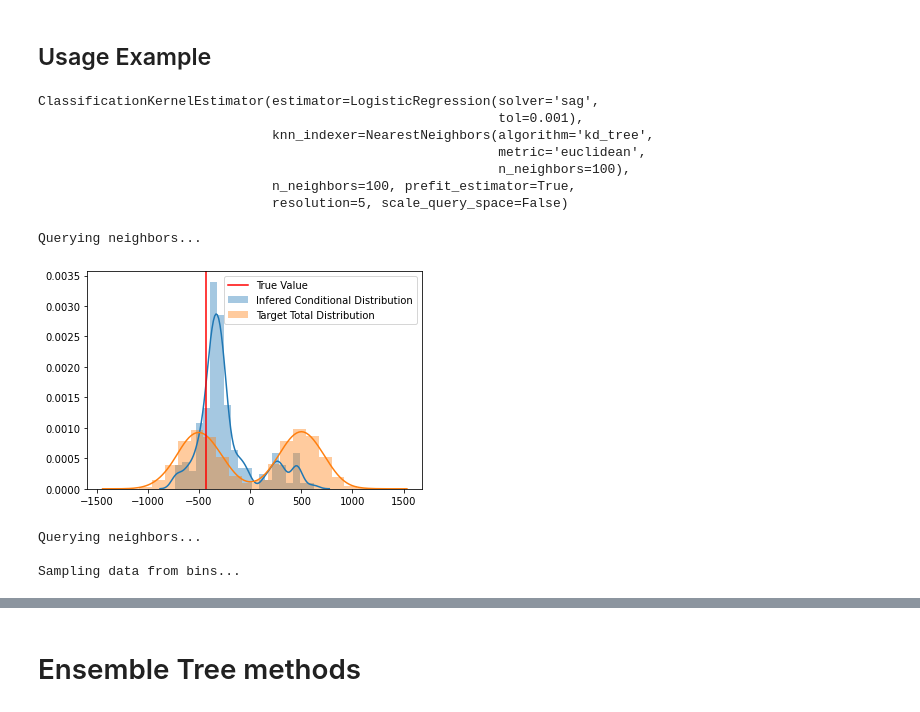
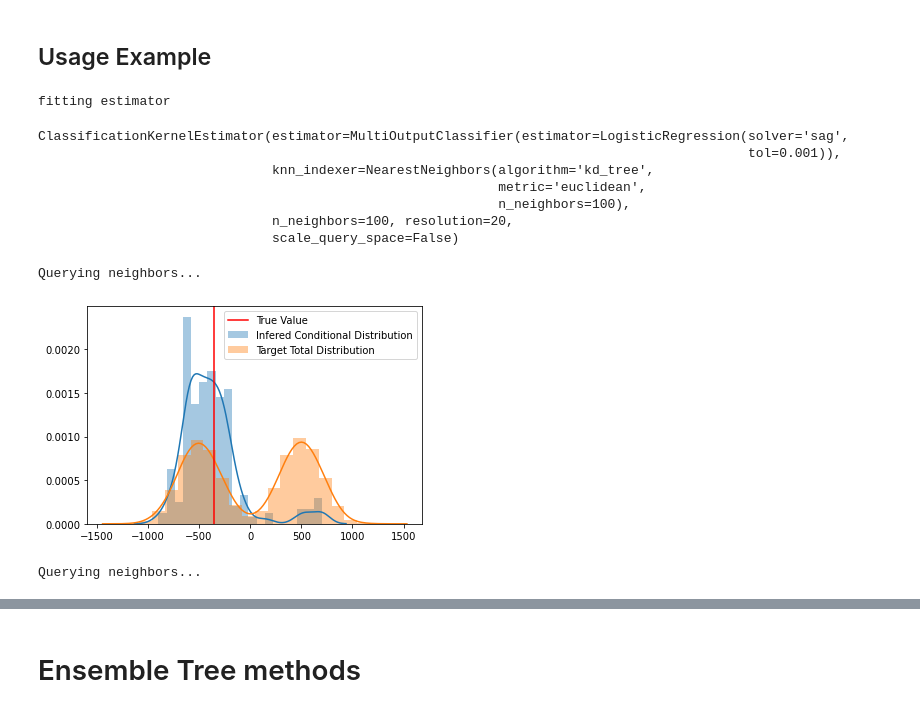
Before and after one commit to AlanGanem/scikit-density, a Jupyter notebook: notebooks/01_ensemble.ipynb, the cells around one changed output, grey strips where cells are left out. Drawn from its saved outputs; the diff is of its cells as text; code cells hidden in the pictures.

Commit message:
added cumulative digitaziation support

```diff
--- a/notebooks/01_ensemble.ipynb
+++ b/notebooks/01_ensemble.ipynb
@@ -558,11 +597,14 @@ class ClassificationKernelEstimator(HistogramEstimator):
     '''
 
     def __init__(
-            self, estimator, resolution = 'auto', alpha = 1, calibrated_classifier = None, calibration_cv = None,
+            self, estimator, resolution = 'auto', cumulative_target = True,alpha = 1, calibrated_classifier = None, calibration_cv = None,
         prefit_estimator=False, n_neighbors=30, scale_query_space=True, knn_indexer=None,
-        knn_metric='euclidean', similarity_function=None, noise_factor = 0
+        knn_metric='euclidean', similarity_function=None, noise_factor = 0, n_jobs = None,
     ):
 
+        self.n_jobs = n_jobs
+        if cumulative_target:
+            estimator = MultiOutputClassifier(estimator, n_jobs = n_jobs)
         super().__init__(estimator, resolution, alpha, calibrated_classifier, calibration_cv)
         self.n_neighbors = n_neighbors
         self.prefit_estimator = prefit_estimator
@@ -577,14 +619,15 @@ class ClassificationKernelEstimator(HistogramEstimator):
         self.similarity_function = similarity_function
         self.alpha = alpha
         self.noise_factor = noise_factor
+        self.cumulative_target = cumulative_target
         return
 
     def fit(self, X, y=None, **estimator_fit_kws):
         #fit y transformer
         self._preprocess_y_fit(y)
+
         #transform y
-        y_transformed = self._preprocess_y_transform(y)
-
+        y_transformed = self._q_transformer_transform(y)
 
         if not self.prefit_estimator:
             print('fitting estimator')
@@ -594,20 +637,26 @@ class ClassificationKernelEstimator(HistogramEstimator):
                 self.estimator = self.calibrated_classifier.calibrated_classifiers_[0].base_estimator
             else:
                 #fit classifier
-                self.estimator.fit(X = X, y = y_transformed, **estimator_fit_kws)
+                self.estimator.fit(X, y_transformed, **estimator_fit_kws)
+
 
         #get probas for query space
-        probas = self.estimator.predict_proba(X)
+        if self.cumulative_target:
+            probas = self.estimator.predict_proba(X)
+            probas = np.hstack([i for i in probas])
+        else:
+            probas = self.estimator.predict_proba(X)
 
-        if self.scale_query_space:
+        #set space transformer for probability space
+        if self.scale_query_space and not self.cumulative_target:
             self._query_space_scaler = QuantileTransformer().fit(probas)
             probas = self._query_space_scaler.transform(probas)
+            probas = normalize(probas)
         else:
             # make a identity transformer in case of no scalling
             self._query_space_scaler = FunctionTransformer()
 
-
-        self.knn_indexer.fit(normalize(probas))
+        self.knn_indexer.fit(probas)
         self.y_ = y
         return self
 
@@ -615,6 +664,7 @@ class ClassificationKernelEstimator(HistogramEstimator):
 
         # apply scaler
         query_vector = self._query_space_scaler.transform(query_vector)
+
         # query distances and indexes
         dist, idx = [], []
         batches = make_batches(query_vector, batch_size = np.ceil(query_vector.shape[0]/100).astype(int))
@@ -656,8 +706,14 @@ class ClassificationKernelEstimator(HistogramEstimator):
         n_neighbors, alpha, noise_factor = self._handle_similarity_sample_parameters(
             n_neighbors = n_neighbors, alpha = alpha, noise_factor = noise_factor)
 
+        #get probas
+        probas = self.estimator.predict_proba(X)
+        if isinstance(probas, list):
+            #handle multilabel probas
+            probas = np.hstack([i for i in probas])
+
         # get idx and sim using proba vector as query vector
-        idx, sim  = self._query_idx_and_sim(self.estimator.predict_proba(X), n_neighbors)
+        idx, sim  = self._query_idx_and_sim(probas, n_neighbors)
 
         # sample indexes and data, add noise
         if not alpha is None:
@@ -712,53 +768,54 @@ plt.legend()
 # %% [markdown]
 ## Usage Example
 # %%
-estim1 = ClassificationKernelEstimator(estim2.estimator, 5, prefit_estimator = True, n_neighbors = 100, scale_query_space = False)
+estim1 = ClassificationKernelEstimator(estim2.estimator, 20, prefit_estimator = False, n_neighbors = 100, scale_query_space = False)
 estim1.fit(X_train, y_train[:,1])
 # %% [output]
-ClassificationKernelEstimator(estimator=LogisticRegression(solver='sag',
-                                                           tol=0.001),
-                              knn_indexer=NearestNeighbors(algorithm='kd_tree',
-                                                           metric='euclidean',
-                                                           n_neighbors=100),
-                              n_neighbors=100, prefit_estimator=True,
-                              resolution=5, scale_query_space=False)
+fitting estimator
+ClassificationKernelEstimator(estimator=MultiOutputClassifier(estimator=LogisticRegression(solver='sag',
+                                                                                           tol=0.001)),
+                              knn_indexer=NearestNeighbors(algorithm='kd_tree',
+                                                           metric='euclidean',
+                                                           n_neighbors=100),
+                              n_neighbors=100, resolution=20,
+                              scale_query_space=False)
 # %%
 i = np.random.choice(np.arange(y_test.shape[0]))
 
 alpha = 1
 noise_factor = 0.2
-
-samples2 = estim1.sample(X_test[i:i+1], sample_size = 300, alpha = alpha, noise_factor = noise_factor)
+n_neighbors = 100
+samples2 = estim1.sample(X_test[i:i+1], sample_size = 300, alpha = alpha, noise_factor = noise_factor, n_neighbors = n_neighbors)
 #prediction = density_estimator1.custom_predict(
 #    X_test[i:i+1], agg_func = lambda x: np.mean(x,axis = 0), alpha = alpha, beta = beta, gamma = gamma)
 #naive_prediction = density_estimator1.predict(X_test[i:i+1])
 
 if (len(samples2.shape) > 1) and (samples2.shape[-1] == 2):
     jntplot = sns.jointplot(samples2[0,:,0], samples2[0,:,1], joint_kws = {'label':'Model Samples', 'alpha':0.1})
     jntplot.ax_joint.scatter(y[:,0], y[:,1], color = 'orange', alpha = 0.01, label = 'Target Distribution')
     jntplot.ax_joint.scatter(y_test[i,0], y_test[i,1], color = 'red', label = 'Target Value')
     jntplot.ax_joint.scatter(prediction[0,0], prediction[0,1], color = 'yellow', label = 'Predicted Value')
     jntplot.ax_joint.scatter(naive_prediction[0,0], naive_prediction[0,1], color = 'cyan', label = 'Naive Predicted Value')
 
     jntplot.ax_joint.legend()
 
 else:
     dst = sns.distplot(samples2, kde = True, bins = 20, hist_kws = {'label':'Infered Conditional Distribution'})
     dst = sns.distplot(y_test[:,1], kde = True, bins = 20, hist_kws = {'label':'Target Total Distribution'})
     dst._axes.axvline(y_test[i,1], color = 'r', label = 'True Value')
     dst._axes.legend()
 # %% [output]
 Querying neighbors...
-[figure, old version]
+[figure, new version]
 # %%
 alpha = 1
 noise_factor = 0.0
-samples1 = estim1.sample(X_test, 1000, alpha = alpha, noise_factor = noise_factor)
-samples2 = estim2.sample(X_test, 1000, alpha = alpha, noise_factor = noise_factor)
+n_neighbors = 300
+
+samples1 = estim1.sample(X_test, 1000, alpha = alpha, noise_factor = noise_factor, n_neighbors = n_neighbors)
+#samples2 = estim2.sample(X_test, 1000, alpha = alpha, noise_factor = noise_factor)
 # %% [output]
 Querying neighbors...
-
-Sampling data from bins...
 # %%
 ll1 = np.log2(kde_likelihood(y_test[:,1:2],samples1, frac = 0.1))
 ll2 = np.log2(kde_likelihood(y_test[:,1:2],samples2, frac = 0.1))
```
Also changed, not shown: parts of 14 cells of this notebook, 1 other file.
